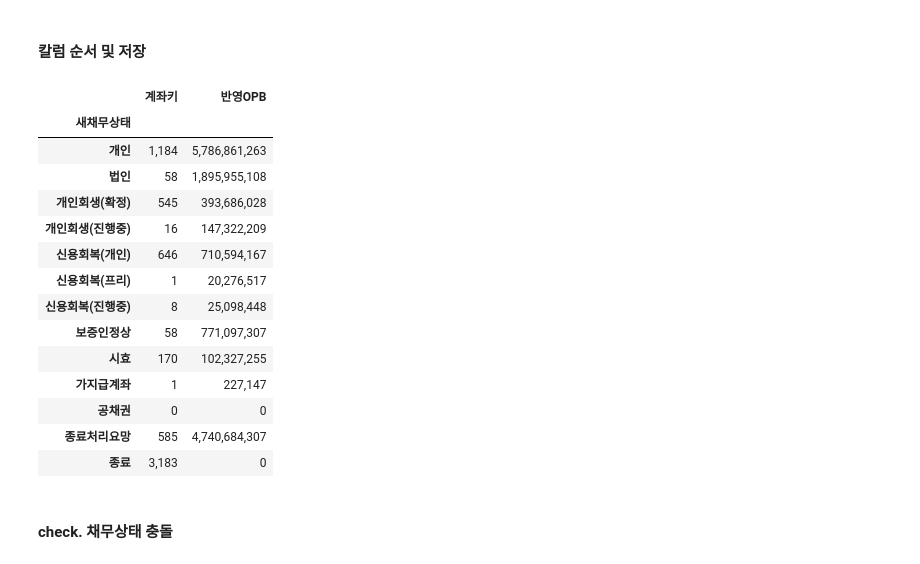
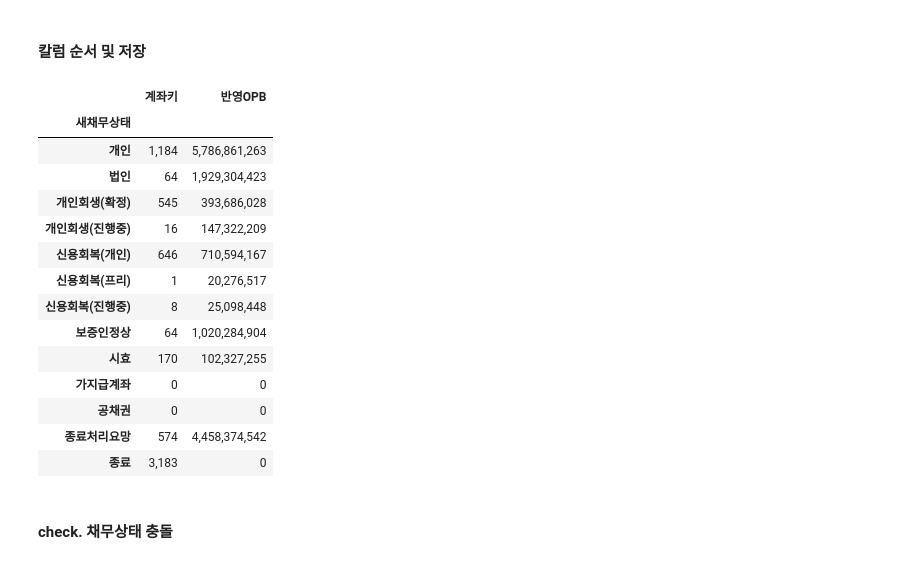
Before and after one commit to jbmyou/python_work, a Jupyter notebook: fileNaming/자산정리/전산_자산정리_통합.ipynb, the cells around one changed output. Cells and saved outputs as stored; diff of their text form; code cells hidden in the pictures.

```diff
--- a/fileNaming/자산정리/전산_자산정리_통합.ipynb
+++ b/fileNaming/자산정리/전산_자산정리_통합.ipynb
@@ -406,6 +391,7 @@ raw_data["시효사유"] = account.시효연장사유 # 시효연장사유 빈
 raw_data["시효완성일"] = account.시효완성일
 raw_data["종결일"] = account.종결일
 raw_data["메모"] =account.메모
+raw_data["원인서류유무"] =account.원인서류확인여부
 
 # 채무자조회에서 불러올 항목 , 초본주소를 자택주소로 (개정 : 231013)
 debt_temp = debt[["채무자키", "개인법인", "연령", "초본우편번호", "초본주소", "관리자비고"]].rename(columns={"관리자비고":"새채무자키", "초본우편주소":"자택우편주소", "초본주소":"자택주소"})
@@ -434,6 +438,7 @@ raw_data["보증인상태"] = raw_data["보증인상태"].fillna('')
 # 시효는 채무상태, 담당자에서 제거하는 게 목표. 시효실사결과에 시효는 적고, 매각 등 작업에서 엑셀파일을 통해 활용하면 된다.
 # 변하면 안 되므로 완성과 부활만 적어준다. (새로운 정보가 발견되어 실사결과가 달라진 경우, 전산 바로 수정해줘야)
 # 비정상 : 종료처리요망,보증인정상,시효,가지급계좌,공채권
+# 보증인 : 보증인 등록 안 되어있는 건이 많으니 동일 차주에 대한 보증인 상태 전체를 살핀다.
 ############################
 채권상태, 새채무상태 = [], []
 종료 = re.compile(comp_closing["종료"])
@@ -443,7 +448,7 @@ raw_data["보증인상태"] = raw_data["보증인상태"].fillna('')
 불가 = re.compile(comp_closing["불가"])
 공채권 = re.compile(comp_closing["공채권"])
 
-for i, v in tqdm(raw_data[["채무상태", "담당자", "종결일", "메모", "새보증인상태", "계좌키", "개인법인"]].iterrows(), total = len(raw_data)) :
+for i, v in tqdm(raw_data[["채무상태", "담당자", "종결일", "메모", "새보증인상태", "계좌키", "개인법인", "새보증인상태by새채무자키"]].iterrows(), total = len(raw_data)) :
     # 메모는 채무상태를 계좌별로 적용한 것이므로 state로 처리하면 되며, 우선순위를 주기위해 state의 젤 앞에 배치.
     state = v.메모 + v.채무상태 + v.담당자
     개회temp = rehabilitation_d[rehabilitation_d['계좌키'] == v.계좌키]
@@ -480,8 +485,10 @@ for i, v in tqdm(raw_data[["채무상태", "담당자", "종결일", "메모", "
     # 4-2 - 차주 면책 또는 불가 - 보증인에 따라서
     elif 면책.search(state) or 불가.search(state) :
         채권상태.append("비정상")
-        # 보증인 중 정상상태 있으면
-        if re.search('개인회생|신용회복|정상', v.새보증인상태) :
+        if 새채무자키사용 : target = v.새보증인상태by새채무자키
+        else : target = v.새보증인상태
+        # 새채무자키 기준 보증인 중 정상상태 있으면 ######################
+        if re.search('개인회생|신용회복|정상', target) :  # cf) v.새보증인상태
             새채무상태.append("보증인정상")
         else :
             새채무상태.append("종료처리요망")
@@ -492,11 +499,13 @@ for i, v in tqdm(raw_data[["채무상태", "담당자", "종결일", "메모", "
     # 정상 : 법인 별도 처리
     else :
         temp채권상태 = "정상"
-        if v.개인법인 == "개인" :
-            새채무상태.append(v.개인법인)
-        # 정상 - 법인인 경우 보증인 상태 재확인
+        if re.search("개인", v.개인법인) : # 대성 개인사업자때문에 변경 240103 cf)if v.개인법인 == "개인"
+            새채무상태.append("개인")
+        # 정상 - 법인인 경우 새채무자키 기준 보증인 상태 재확인 ######################
         else :
-            if re.search('개인회생|신용회복|정상', v.새보증인상태) :
+            if 새채무자키사용 : target = v.새보증인상태by새채무자키
+            else : target = v.새보증인상태
+            if re.search('개인회생|신용회복|정상', target) :
                 새채무상태.append("법인")
             else : # 정상보증인 없음 : 채권상태 비정상
                 새채무상태.append("종료처리요망")
@@ -808,49 +817,54 @@ raw_data.insert(9, "반영OPB", raw_data.pop('반영OPB'))
 # %%
 # # 요약
 
 # 특정 POOL
 # pool계좌키 = pd.read_excel("c://users/sl/Desktop/계좌키.xlsx", dtype={"계좌키":str})
 # pool = pd.merge(raw_data,pool계좌키, on='계좌키', how='inner')
 # result = pool.groupby('새채무상태').agg({'계좌키':'count', '반영OPB':'sum'}).reindex(index=['개인','법인','개인회생(확정)','개인회생(진행중)','신용회복(개인)','신용회복(프리)','신용회복(진행중)','종료'])
 # result
 # 전체
 # reindex에 있는 것만 집계되네
 전체요약 = raw_data.groupby('새채무상태').agg({'계좌키':'count', '반영OPB':'sum'}).reindex(index=['개인','법인','개인회생(확정)', \
     '개인회생(진행중)','신용회복(개인)','신용회복(프리)','신용회복(진행중)','보증인정상','시효','가지급계좌','공채권','종료처리요망','종료']).fillna(0) # .applymap('{:,.0f}'.format)
 display(전체요약)
 
-# # 전체 저장하기
-# # 엑셀 파일로 저장
-# path_raw_data = join(wd, basedate, 원데이터파일명["전체"])
-# if not os.path.exists(path_raw_data + ".xlsx"):
-#     param = {'mode' : 'w'}
-# else :
-#     param = {'mode' : 'a', 'if_sheet_exists' : 'replace'}
+# 전체 저장하기
+# 파일명 : 새채무자키에 따라 보증인상태 추렸는지
+if 새채무자키사용 : path_raw_data = join(wd, basedate, 원데이터파일명["전체"]+"_by새채무자키")
+else : path_raw_data = join(wd, basedate, 원데이터파일명["전체"])
 
-# with pd.ExcelWriter(path_raw_data + ".xlsx", engine='openpyxl', **param) as writer :
-#     raw_data.to_excel(writer, sheet_name="리스트", index=False)
-#     전체요약.to_excel(writer, sheet_name='요약', index=True)
+# 엑셀 파일로 저장
+if not os.path.exists(path_raw_data + ".xlsx"):
+    param = {'mode' : 'w'}
+else :
+    param = {'mode' : 'a', 'if_sheet_exists' : 'replace'}
 
-# # pkl
-# raw_data.to_pickle(join(wd, basedate, "pkl", 원데이터파일명["전체"]) + ".pkl")
-# # 특정 매각사만 저장하기
-# # cond = "스마트저축-01" ###################################
-# # raw_data[raw_data.매각사구분==cond].to_excel(join(wd, cond+"_원데이터_"+basedate+".xlsx"), index=False)
+with pd.ExcelWriter(path_raw_data + ".xlsx", engine='openpyxl', **param) as writer :
+    raw_data.to_excel(writer, sheet_name="리스트", index=False)
+    전체요약.to_excel(writer, sheet_name='요약', index=True)
+
+# pkl
+if 새채무자키사용 : raw_data.to_pickle(join(wd, basedate, "pkl", 원데이터파일명["전체"] + "_by새채무자키" + ".pkl"))
+else : raw_data.to_pickle(join(wd, basedate, "pkl", 원데이터파일명["전체"] + ".pkl"))
+
+# 특정 매각사만 저장하기
+# cond = "스마트저축-01" ###################################
+# raw_data[raw_data.매각사구분==cond].to_excel(join(wd, cond+"_원데이터_"+basedate+".xlsx"), index=False)
 # %% [output]
 |  | 계좌키 | 반영OPB |
 | 새채무상태 |  |  |
 | 개인 | 1,184 | 5,786,861,263 |
-| 법인 | 58 | 1,895,955,108 |
+| 법인 | 64 | 1,929,304,423 |
 | 개인회생(확정) | 545 | 393,686,028 |
 | 개인회생(진행중) | 16 | 147,322,209 |
 | 신용회복(개인) | 646 | 710,594,167 |
 | 신용회복(프리) | 1 | 20,276,517 |
 | 신용회복(진행중) | 8 | 25,098,448 |
-| 보증인정상 | 58 | 771,097,307 |
+| 보증인정상 | 64 | 1,020,284,904 |
 | 시효 | 170 | 102,327,255 |
-| 가지급계좌 | 1 | 227,147 |
+| 가지급계좌 | 0 | 0 |
 | 공채권 | 0 | 0 |
-| 종료처리요망 | 585 | 4,740,684,307 |
+| 종료처리요망 | 574 | 4,458,374,542 |
 | 종료 | 3,183 | 0 |
 # %% [markdown]
 #### check. 채무상태 충돌
```
Also changed, not shown: parts of 12 cells of this notebook, 2 other files.
